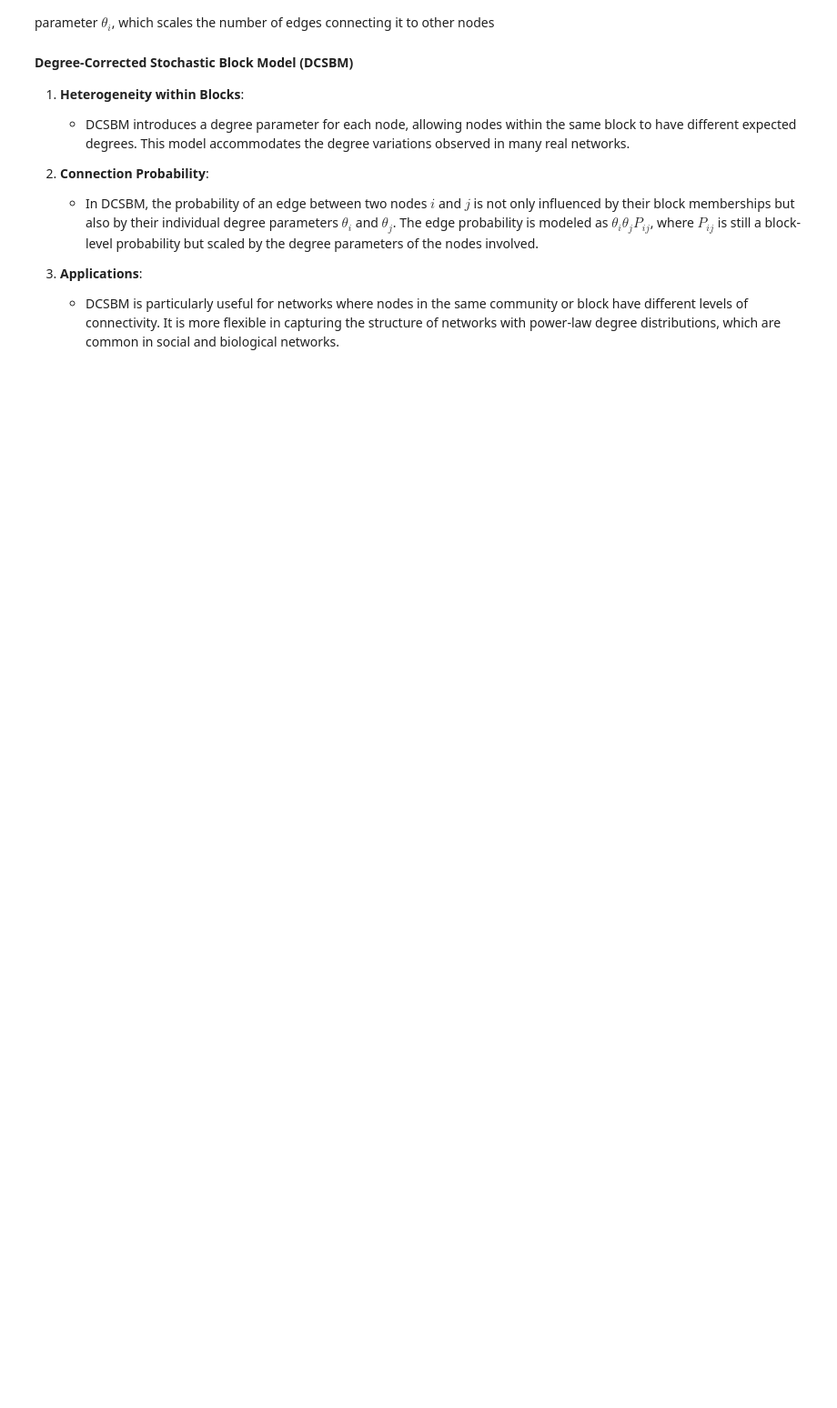
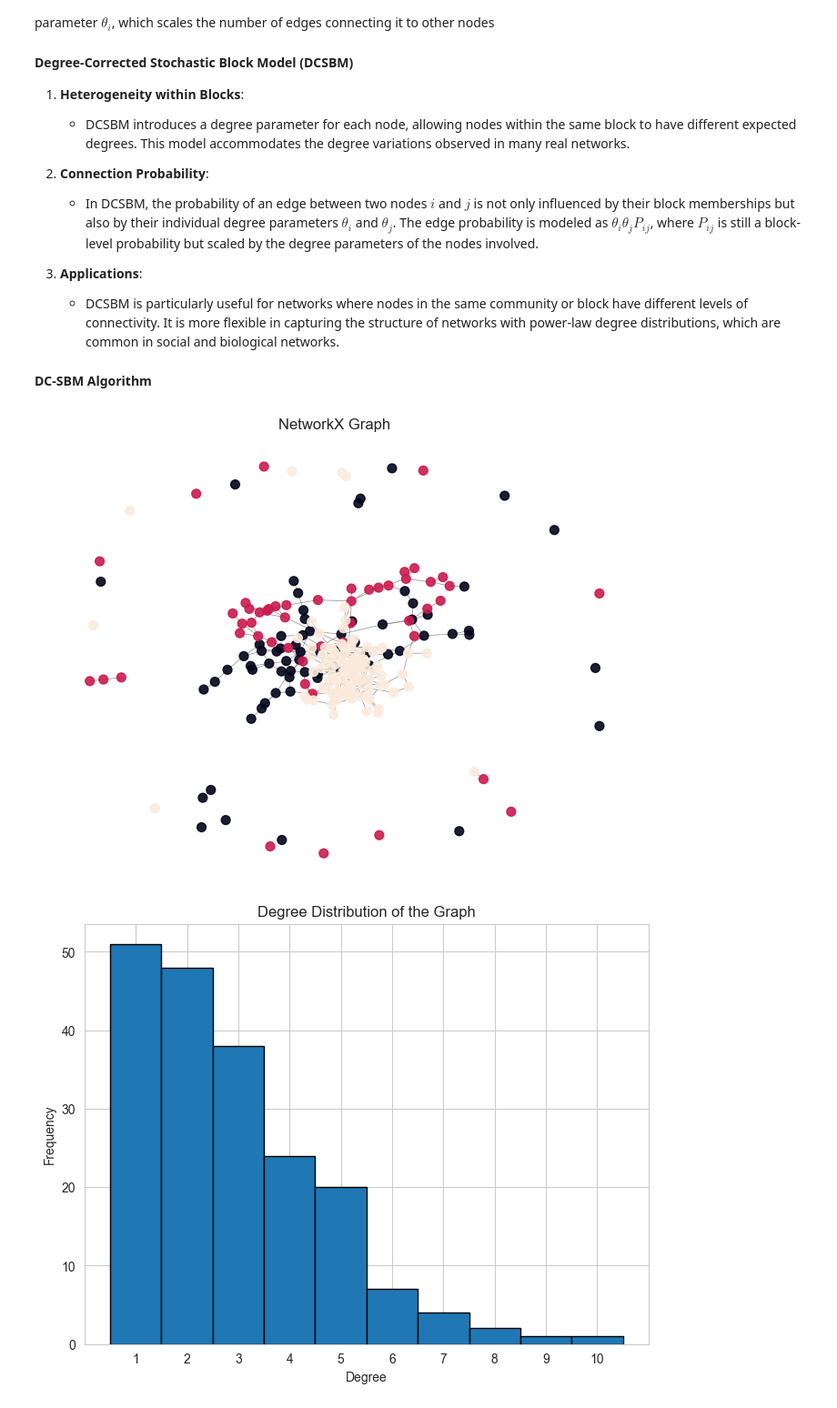
Before and after one commit to FisnikZogaj/MA, a Jupyter notebook: ParametricGraphModels/StochasticBlockModels.ipynb, the cells around one changed output. Shown: that part at 91% size. Cells and saved outputs as stored; diff of their text form; code cells hidden in the pictures; blank space fills up the shorter version.

```diff
--- a/ParametricGraphModels/StochasticBlockModels.ipynb
+++ b/ParametricGraphModels/StochasticBlockModels.ipynb
@@ -130,0 +124,28 @@ which scales the number of edges connecting it to other nodes
+# %%
+# DC-SBM
+degree_corrections = np.random.beta(2, 2, size=n) # theta with a distribution between 0 and 1
+for label in np.unique(labels): # one label per block, here 2
+    mask = (labels == label)
+    degree_corrections[mask] = np.sort(degree_corrections[mask])[::-1] # sort in increasing order
+    comm_sum = np.sum(degree_corrections[mask])
+    degree_corrections[mask] = degree_corrections[mask] / comm_sum # Block-wise-normalize
+
+# Sorting the degree corrections in descending order within each community ensures that nodes with higher degree corrections have relatively higher connectivity compared to those with lower degree corrections. This step is significant for the following reasons:
+#Sorting helps maintain a consistent degree distribution within each community, ensuring that nodes expected to have higher connectivity (based on the Beta distribution) are indeed more connected.
+#Sorting provides enhanced control over the degree distribution within each community, allowing for a more structured and predictable adjustment of node degrees, which can be useful for modeling specific network structures or testing hypotheses about network behavior.
+
+dcsbm_graph = sbm(community_sizes, B, dc=degree_corrections, loops=False)
+# super hacky way of getting DCSBM P matrix
+dcsbm_model = DCSBMEstimator(directed=False, loops=False)
+dcsbm_model.fit(dcsbm_graph, y=labels)
+dcsbm_model.block_p_ = B * (n // 2) ** 2  # block_p_ has a different meaning here
+degree_corrections = degree_corrections.reshape(-1, 1)
+dcsbm_model.degree_corrections_ = degree_corrections
+p_mat = _block_to_full(dcsbm_model.block_p_, _block_inv, dcsbm_graph.shape)
+p_mat = p_mat * np.outer(degree_corrections[:, 0], degree_corrections[:, -1])
+dcsbm_model.p_mat_ = p_mat
+graphs = [er_graph, sbm_graph, dcsbm_graph]
+p_mats = [er_model.p_mat_, sbm_model.p_mat_, dcsbm_model.p_mat_]
+model_names = ["ER", "SBM", "DCSBM"]
+# %% [markdown]
+**DC-SBM Algorithm**
@@ -130,0 +221,21 @@ which scales the number of edges connecting it to other nodes
+# %%
+nx.draw(g, with_labels=False,
+        node_color=labels,
+        edge_color='gray', node_size=50,
+        width=.5,
+        alpha=.9)
+plt.title('NetworkX Graph')
+
+degrees = [g.degree(n) for n in g.nodes()]
+
+plt.figure(figsize=(8, 6))
+plt.hist(degrees, bins=range(1, max(degrees)+2), edgecolor='black', align='left')
+plt.xlabel('Degree')
+plt.ylabel('Frequency')
+plt.title('Degree Distribution of the Graph')
+plt.xticks(range(1, max(degrees)+1))
+plt.grid(True)
+plt.show()
+# %% [output]
+[figure, added]
+[figure, added]
```
Also changed, not shown: parts of 9 cells of this notebook.
